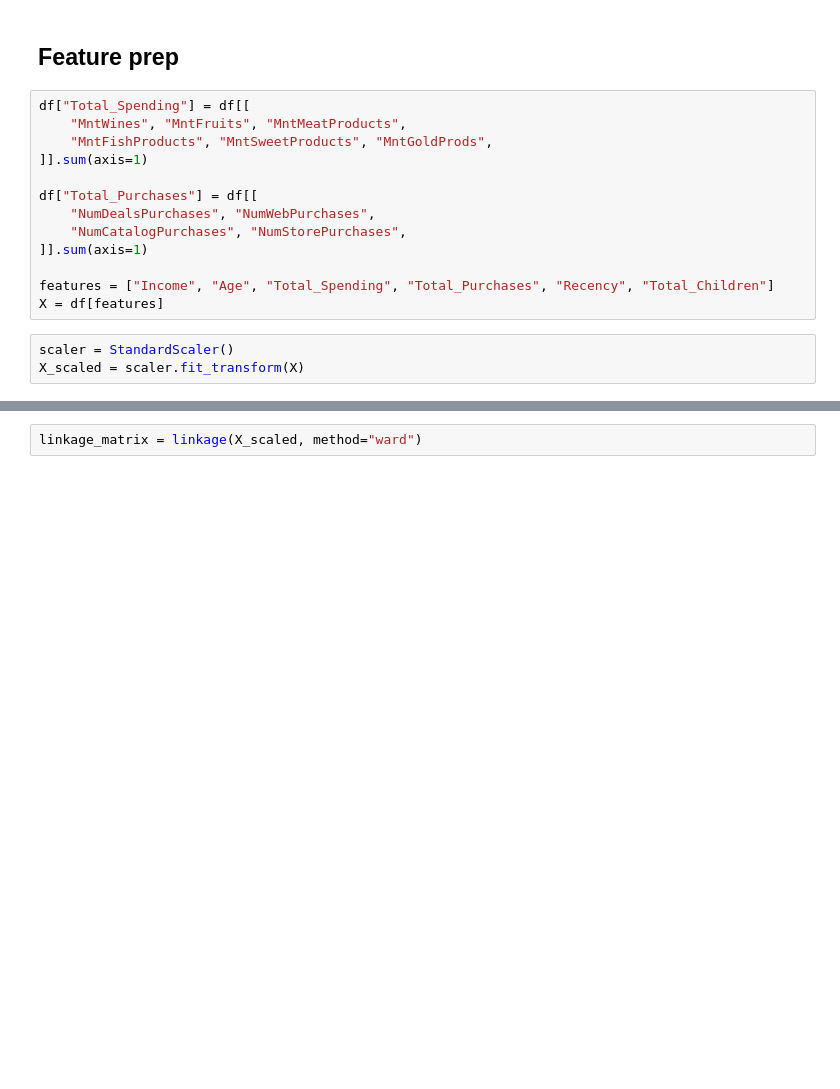
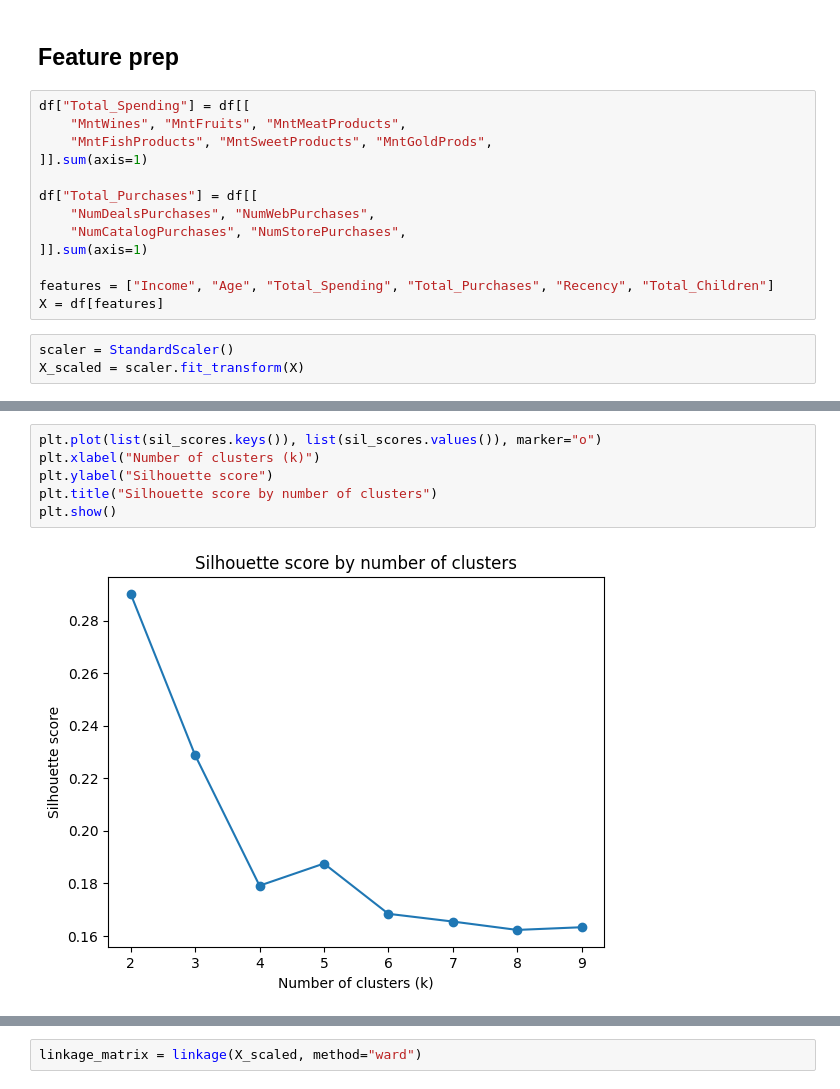
Before and after one commit to AGR533/Customer_Personality_Analysis, a Jupyter notebook: hierarchical_clustering.ipynb, the cells around one changed output, grey strips where cells are left out. Drawn from its saved outputs; the diff is of its cells as text; blank space fills up the shorter version.

Commit message:
updated hierarchical clustering

```diff
--- a/hierarchical_clustering.ipynb
+++ b/hierarchical_clustering.ipynb
@@ -41,3 +65,11 @@ print(f"Best k: {best_k}")
+# %%
+plt.plot(list(sil_scores.keys()), list(sil_scores.values()), marker="o")
+plt.xlabel("Number of clusters (k)")
+plt.ylabel("Silhouette score")
+plt.title("Silhouette score by number of clusters")
+plt.show()
+# %% [output]
+[figure, added]
 # %%
 hc_final = AgglomerativeClustering(n_clusters=best_k, linkage="ward")
 df["HC_Cluster"] = hc_final.fit_predict(X_scaled)
```
Also changed, not shown: parts of 9 cells of this notebook.
